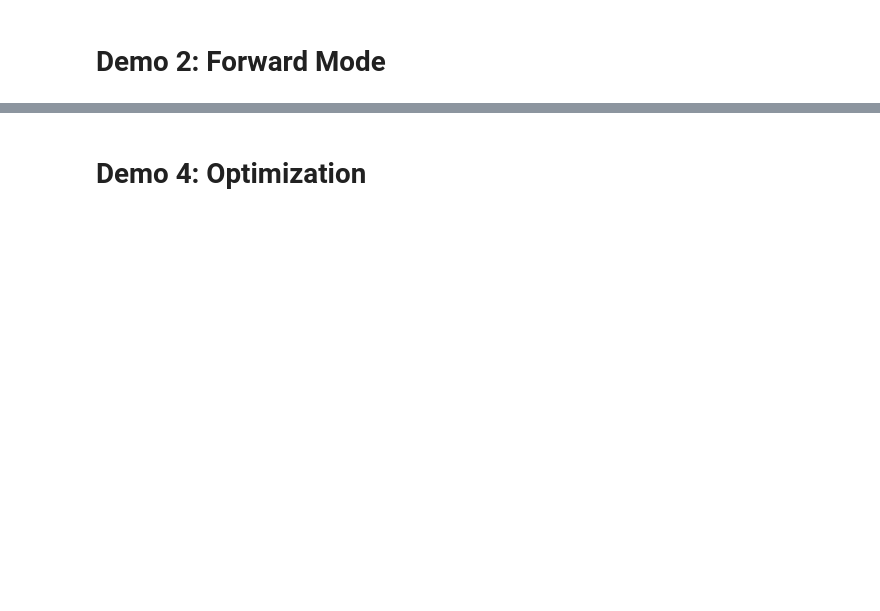
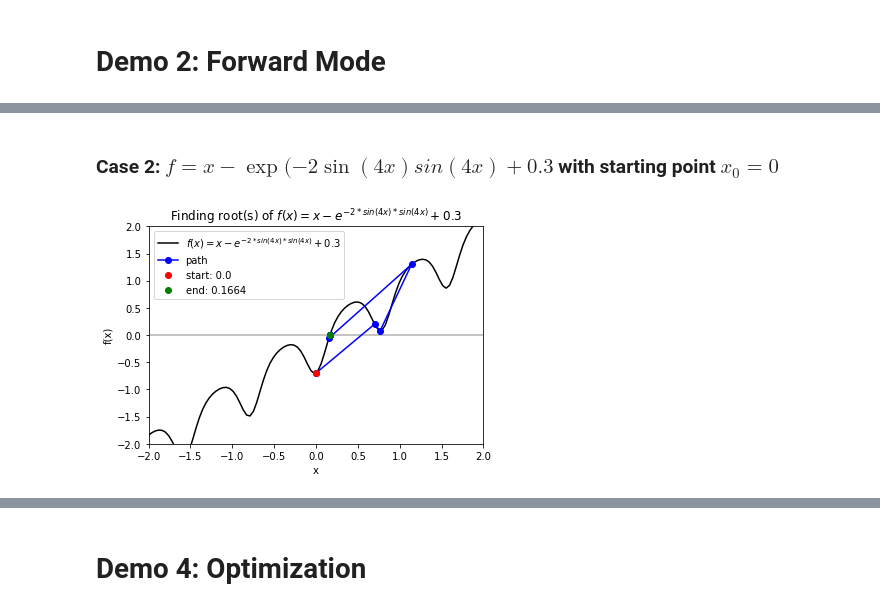
Before and after one commit to cs207-group19/Automatic-Differentiation, a Jupyter notebook: demos/Presentation.ipynb, the cells around one changed output, grey strips where cells are left out. Drawn from its saved outputs; the diff is of its cells as text; code cells hidden in the pictures; blank space fills up the shorter version.

```diff
--- a/demos/Presentation.ipynb
+++ b/demos/Presentation.ipynb
@@ -16,0 +167,22 @@ import spline as sp
+# %% [markdown]
+### Case 2:   $f = x - \exp(-2\sin(4x)sin(4x)+0.3$ with starting point $x_0 = 0$
+# %%
+# define f function
+f_string = 'f(x) = x - e^{-2 * sin(4x) * sin(4x)} + 0.3'
+
+def f(x):
+    return x - np.exp(-2.0 * np.sin(4.0 * x) * np.sin(4.0 * x)) + 0.3
+
+# start at 0
+x0 = 0
+
+# finding the root
+for val in np.arange(-0.75, 0.8, 0.25):
+    solution, x_path, y_path = rf.NewtonRoot(f, x0)
+
+# visualize the trace
+x_lims = -2, 2
+y_lims = -2, 2
+rf.plot_results(f, x_path, y_path, f_string, x_lims, y_lims)
+# %% [output]
+[figure, added]
```
Also changed, not shown: parts of 49 cells of this notebook.
